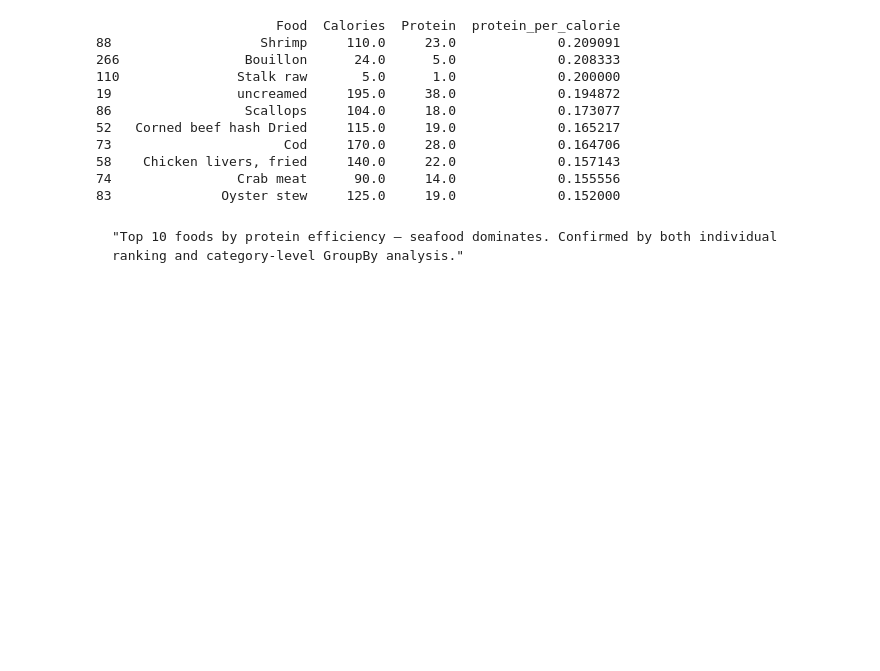
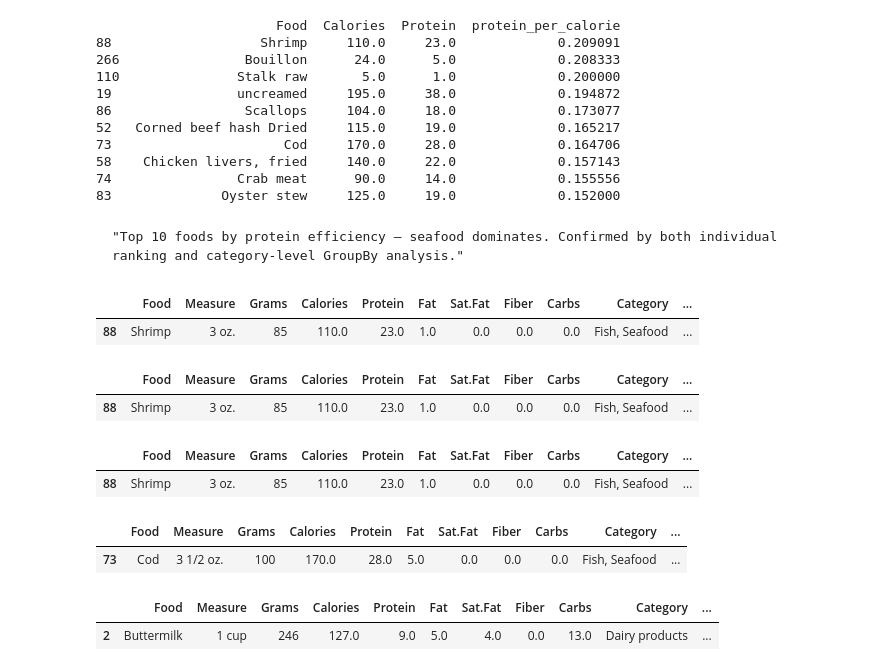
Before and after one commit to hrushikesh-pawar/nutrition-macro-predictor, a Jupyter notebook: nutrition.ipynb, the cells around one changed output. Drawn from its saved outputs; the diff is of its cells as text; code cells hidden in the pictures; blank space fills up the shorter version.

Commit message:
"Add food lookup function — predictor core logic".

```diff
--- a/nutrition.ipynb
+++ b/nutrition.ipynb
@@ -416,3 +416,13 @@ print(df.sort_values("protein_per_calorie", ascending=False)[["Food", "Calories"
 83              Oyster stew     125.0     19.0             0.152000
 # %% [markdown]
     "Top 10 foods by protein efficiency — seafood dominates. Confirmed by both individual ranking and category-level GroupBy analysis."
+# %%
+df.loc[[88]]
+# %% [output]
+|  | Food | Measure | Grams | Calories | Protein | Fat | Sat.Fat | Fiber | Carbs | Category | ... |
+| 88 | Shrimp | 3 oz. | 85 | 110.0 | 23.0 | 1.0 | 0.0 | 0.0 | 0.0 | Fish, Seafood | ... |
+# %%
+df[df["Food"] == "Shrimp"]
+# %% [output]
+|  | Food | Measure | Grams | Calories | Protein | Fat | Sat.Fat | Fiber | Carbs | Category | ... |
+| 88 | Shrimp | 3 oz. | 85 | 110.0 | 23.0 | 1.0 | 0.0 | 0.0 | 0.0 | Fish, Seafood | ... |
@@ -418,0 +433,15 @@ print(df.sort_values("protein_per_calorie", ascending=False)[["Food", "Calories"
+# %%
+get_food_info("Shrimp")
+# %% [output]
+|  | Food | Measure | Grams | Calories | Protein | Fat | Sat.Fat | Fiber | Carbs | Category | ... |
+| 88 | Shrimp | 3 oz. | 85 | 110.0 | 23.0 | 1.0 | 0.0 | 0.0 | 0.0 | Fish, Seafood | ... |
+# %%
+get_food_info("Cod")
+# %% [output]
+|  | Food | Measure | Grams | Calories | Protein | Fat | Sat.Fat | Fiber | Carbs | Category | ... |
+| 73 | Cod | 3 1/2 oz. | 100 | 170.0 | 28.0 | 5.0 | 0.0 | 0.0 | 0.0 | Fish, Seafood | ... |
+# %%
+get_food_info("Buttermilk")
+# %% [output]
+|  | Food | Measure | Grams | Calories | Protein | Fat | Sat.Fat | Fiber | Carbs | Category | ... |
+| 2 | Buttermilk | 1 cup | 246 | 127.0 | 9.0 | 5.0 | 4.0 | 0.0 | 13.0 | Dairy products | ... |
```
Also changed, not shown: parts of 1 cell of this notebook.
